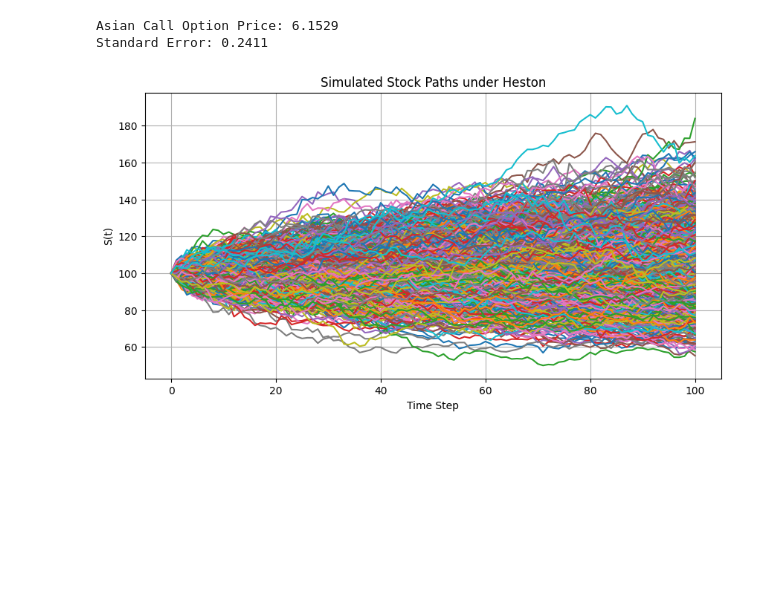
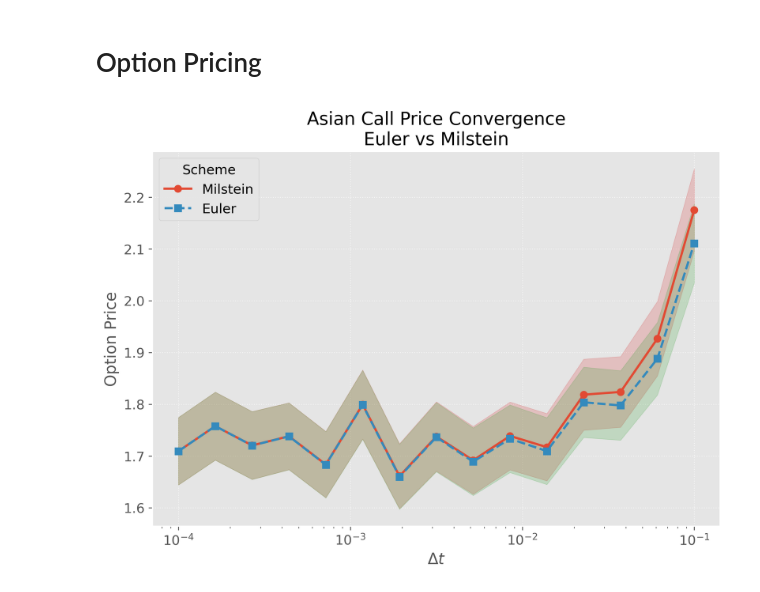
Before and after one commit to kshnva/Computational-Finance, a Jupyter notebook: 2-2.ipynb, the cells around one changed output. Drawn from its saved outputs; the diff is of its cells as text; code cells hidden in the pictures; blank space fills up the shorter version.

```diff
--- a/2-2.ipynb
+++ b/2-2.ipynb
@@ -81,28 +1,2 @@ def Heston_simulation(S0, K, T, r, v0, theta, kappa, sigma, rho,
-# %%
-# Run
-S, v = Heston_simulation(S0, K, T, r, v0, theta, kappa, sigma, rho,
-                         t_choice, optionType, Nsim, Nt, dt, use_milstein=True)
-
-# Compute arithmetic-average Asian payoff
-S_avg = np.mean(S[:, 1:], axis=1)
-payoff = np.maximum(S_avg - K, 0)
-
-# Discount back to time 0
-option_price = np.exp(-r * T) * np.mean(payoff)
-std_error = np.exp(-r * T) * np.std(payoff) / np.sqrt(Nsim)
-
-print(f"Asian Call Option Price: {option_price:.4f}")
-print(f"Standard Error: {std_error:.4f}")
-
-# Plot stock paths
-plt.figure(figsize=(10, 5))
-plt.plot(S.T)
-plt.title("Simulated Stock Paths under Heston")
-plt.xlabel("Time Step")
-plt.ylabel("S(t)")
-plt.grid()
-plt.show()
-# %% [output]
-Asian Call Option Price: 6.1529
-Standard Error: 0.2411
-[figure, removed]
+# %% [markdown]
+# Option Pricing
@@ -108,0 +26,46 @@ Standard Error: 0.2411
+# %%
+dts = np.logspace(-4, -1, 15)
+
+e_mean  = np.zeros_like(dts)
+e_half  = np.zeros_like(dts)
+m_mean  = np.zeros_like(dts)
+m_half  = np.zeros_like(dts)
+
+# Euler vs Milstein. We increment the seed for each dt to get different random numbers so the MC errors reflect true independent noise
+for i, dt in enumerate(dts):
+    (pe, loE, hiE), (pm, loM, hiM) = heston_mc(M, S0, V0, K, T, dt, r, rho, kappa, theta, xi,seed+i)
+    e_mean[i] = pe
+    e_half[i] = 0.5 * (hiE - loE)
+    m_mean[i] = pm
+    m_half[i] = 0.5 * (hiM - loM)
+# %%
+plt.style.use('ggplot')
+fig, ax = plt.subplots(figsize=(8, 6), dpi=300)
+
+# Milstein: line + shaded CI
+ax.plot(dts, m_mean,
+        marker='o', linestyle='-',
+        linewidth=2, markersize=6,
+        label='Milstein')
+ax.fill_between(dts, m_mean - m_half, m_mean + m_half,
+                color='#d62728', alpha=0.2)
+
+# Euler call price
+ax.plot(dts, e_mean,
+        marker='s', linestyle='--',
+        linewidth=2, markersize=6,
+        label='Euler')
+ax.fill_between(dts, e_mean - e_half, e_mean + e_half,
+                color='#2ca02c', alpha=0.2)
+
+ax.set_xscale('log')
+ax.set_xlabel(r'$\Delta t$', fontsize=14)
+ax.set_ylabel('Option Price', fontsize=14)
+ax.set_title('Asian Call Price Convergence\nEuler vs Milstein', fontsize=16)
+ax.tick_params(axis='both', which='major', labelsize=12)
+ax.grid(True, linestyle=':', alpha=0.7)
+ax.legend(title='Scheme', frameon=True, fontsize=12, title_fontsize=12)
+plt.tight_layout()
+plt.show()
+# %% [output]
+[figure, added]
```
Also changed, not shown: parts of 11 cells of this notebook, 1 other file.
